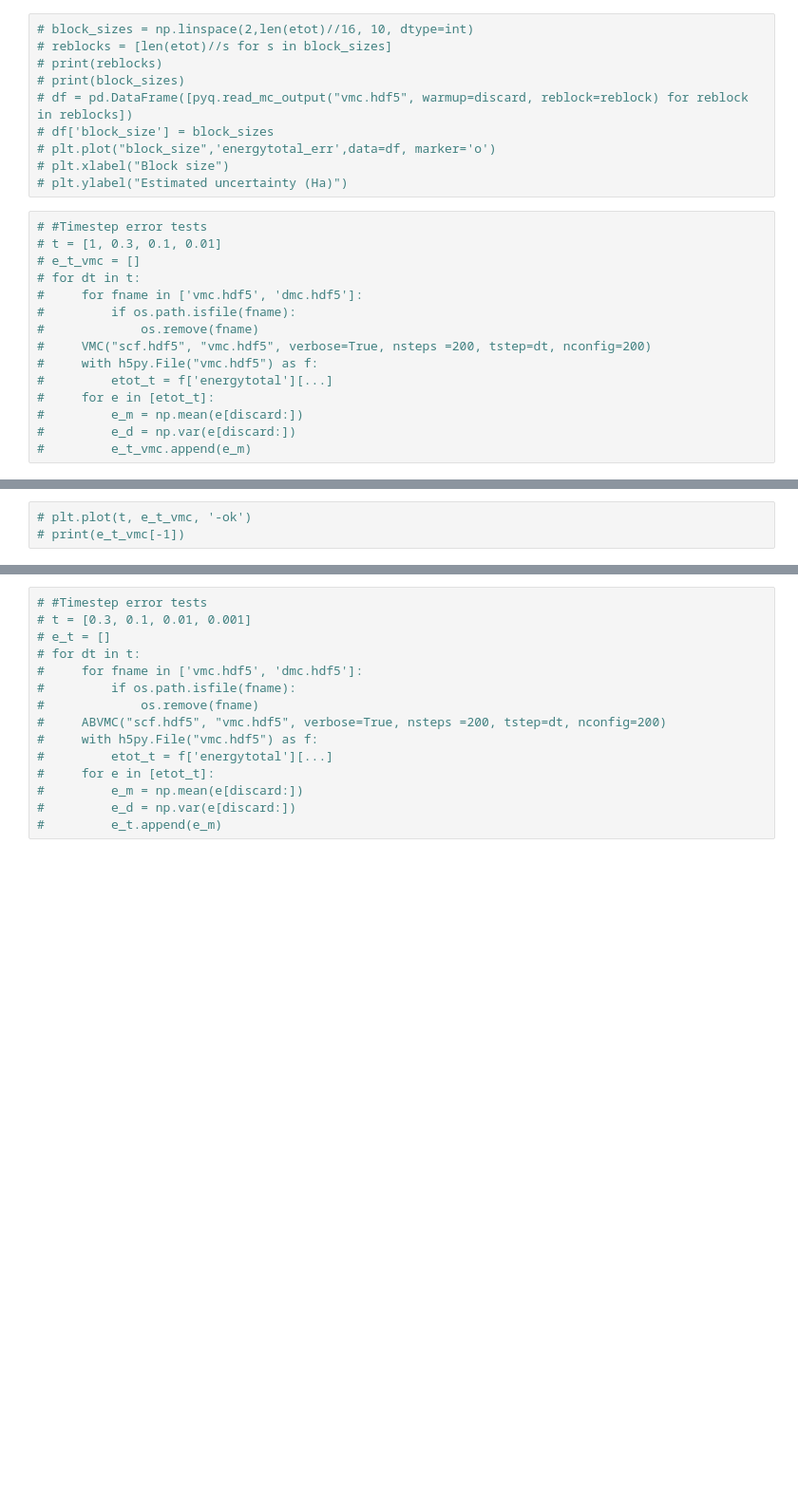
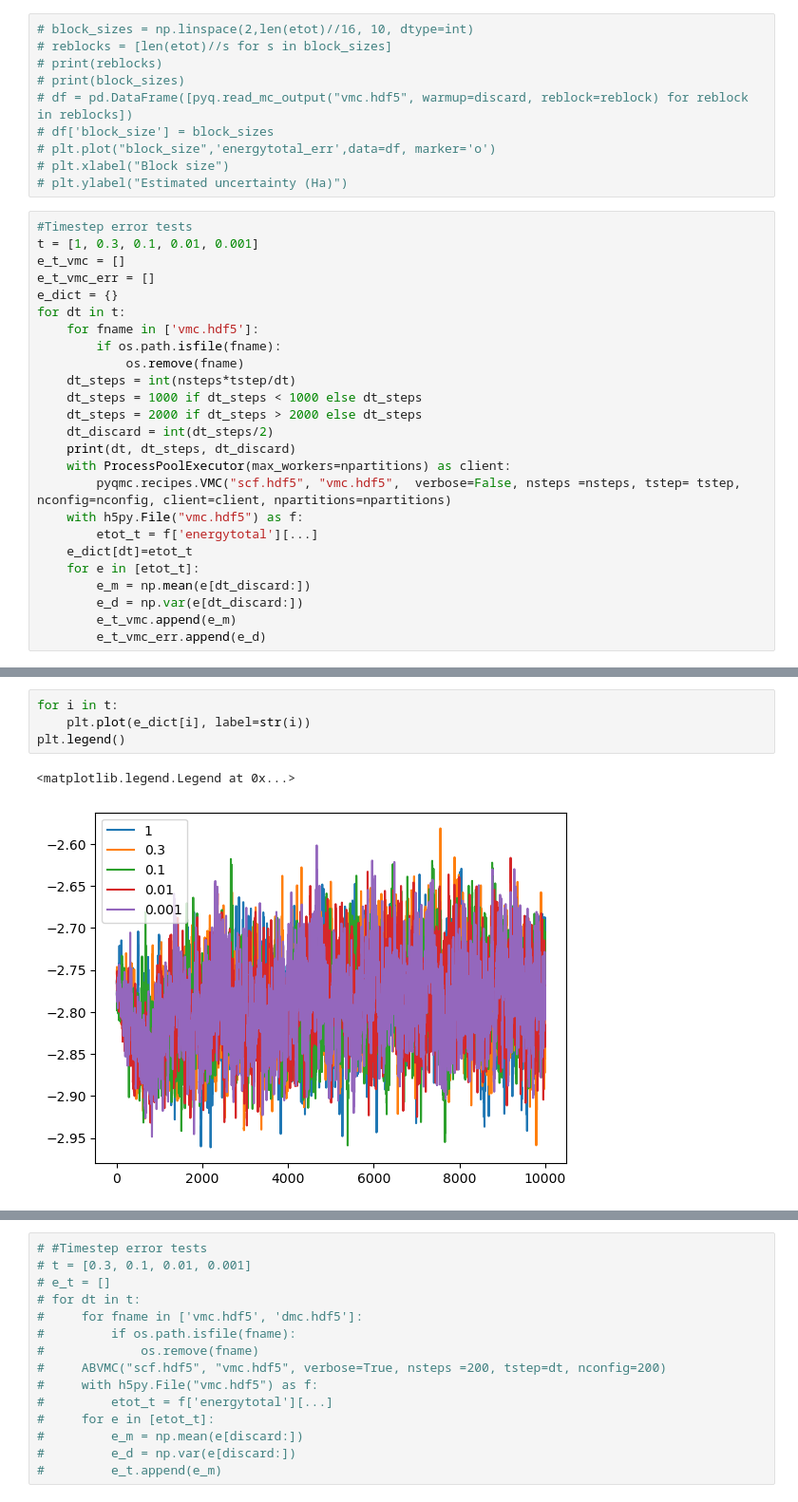
Before and after one commit to kayahans/pyqmc, a Jupyter notebook: pyqmc/test-vmc.ipynb, the cells around one changed output, grey strips where cells are left out. Shown at 95% size. Drawn from its saved outputs; the diff is of its cells as text; blank space fills up the shorter version.

```diff
--- a/pyqmc/test-vmc.ipynb
+++ b/pyqmc/test-vmc.ipynb
@@ -257,17 +295,27 @@ Mean  ke ,  3.777476575108488 +/- 0.03375172575357294
 # plt.xlabel("Block size")
 # plt.ylabel("Estimated uncertainty (Ha)")
 # %%
-# #Timestep error tests
-# t = [1, 0.3, 0.1, 0.01]
-# e_t_vmc = []
-# for dt in t:
-#     for fname in ['vmc.hdf5', 'dmc.hdf5']:
-#         if os.path.isfile(fname):
-#             os.remove(fname)
-#     VMC("scf.hdf5", "vmc.hdf5", verbose=True, nsteps =200, tstep=dt, nconfig=200)
-#     with h5py.File("vmc.hdf5") as f:
-#         etot_t = f['energytotal'][...]
-#     for e in [etot_t]:
-#         e_m = np.mean(e[discard:])
-#         e_d = np.var(e[discard:])
-#         e_t_vmc.append(e_m)
+#Timestep error tests
+t = [1, 0.3, 0.1, 0.01, 0.001]
+e_t_vmc = []
+e_t_vmc_err = []
+e_dict = {}
+for dt in t:
+    for fname in ['vmc.hdf5']:
+        if os.path.isfile(fname):
+            os.remove(fname)
+    dt_steps = int(nsteps*tstep/dt)
+    dt_steps = 1000 if dt_steps < 1000 else dt_steps
+    dt_steps = 2000 if dt_steps > 2000 else dt_steps
+    dt_discard = int(dt_steps/2)
+    print(dt, dt_steps, dt_discard)
+    with ProcessPoolExecutor(max_workers=npartitions) as client:
+        pyqmc.recipes.VMC("scf.hdf5", "vmc.hdf5",  verbose=False, nsteps =nsteps, tstep= tstep, nconfig=nconfig, client=client, npartitions=npartitions)
+    with h5py.File("vmc.hdf5") as f:
+        etot_t = f['energytotal'][...]
+    e_dict[dt]=etot_t
+    for e in [etot_t]:
+        e_m = np.mean(e[dt_discard:])
+        e_d = np.var(e[dt_discard:])
+        e_t_vmc.append(e_m)
+        e_t_vmc_err.append(e_d)
@@ -274,3 +328,7 @@ Mean  ke ,  3.777476575108488 +/- 0.03375172575357294
 # %%
-# plt.plot(t, e_t_vmc, '-ok')
-# print(e_t_vmc[-1])
+for i in t:
+    plt.plot(e_dict[i], label=str(i))
+plt.legend()
+# %% [output]
+<matplotlib.legend.Legend at 0x...>
+[figure, added]
```
Also changed, not shown: parts of 20 cells of this notebook, 6 other files.
